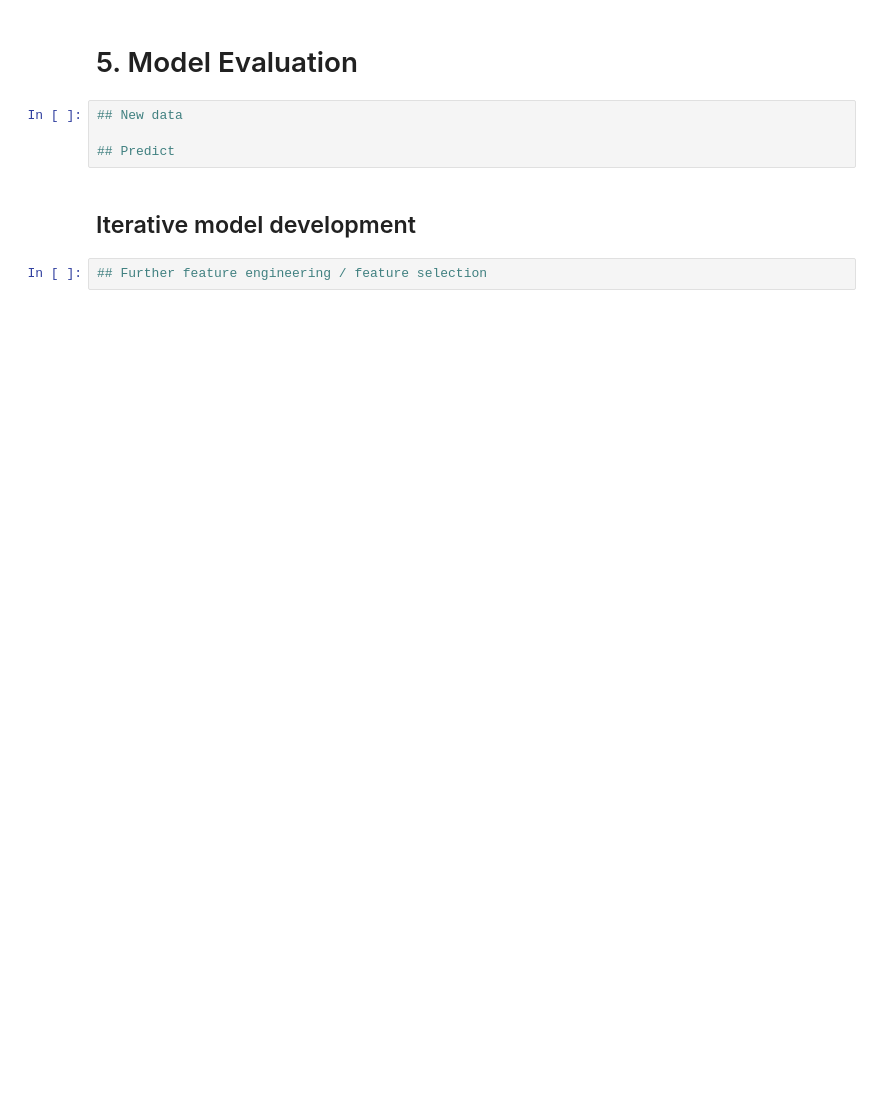
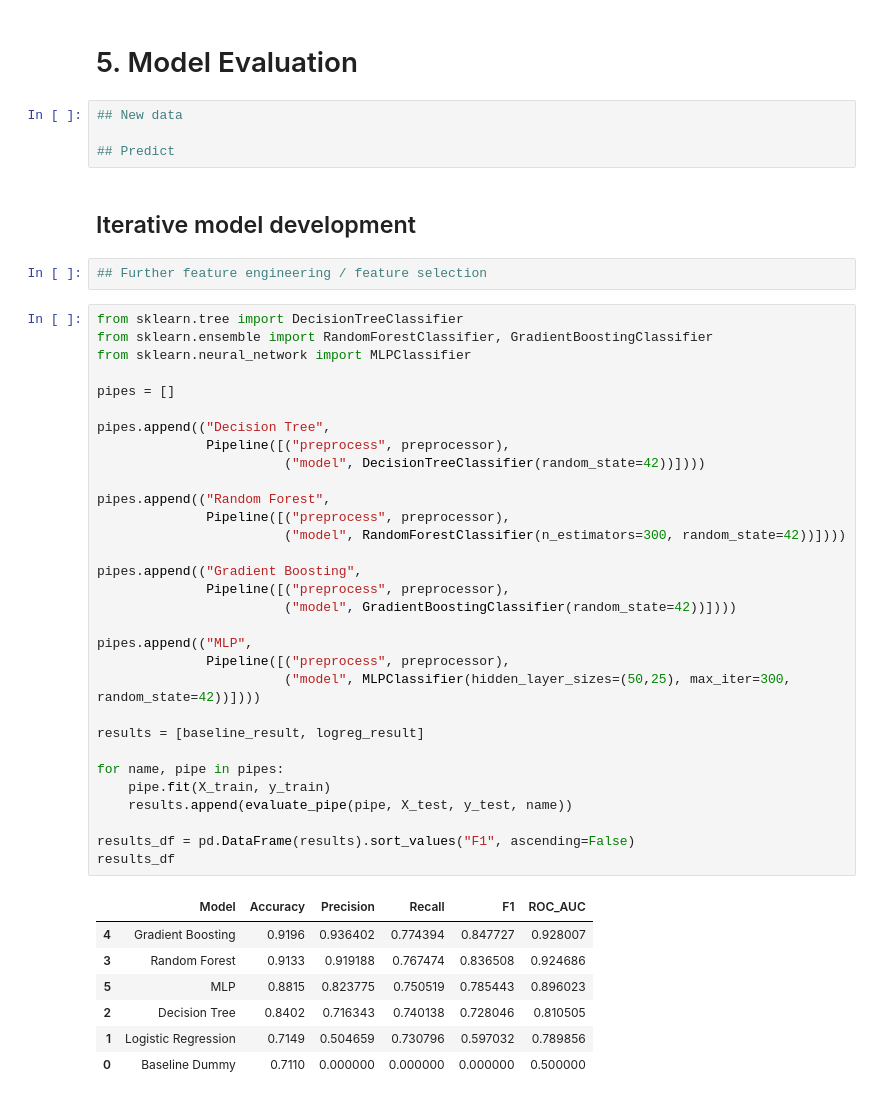
Before and after one commit to sweth-sudhi/MLDP_project_Swetha, a Jupyter notebook: mldp prjt code/MLDP Program Codes Submission Template (1).ipynb, the cells around one changed output. Drawn from its saved outputs; the diff is of its cells as text; blank space fills up the shorter version.

Commit message:
trained DT RF GB MLP and compared results

```diff
--- a/mldp prjt code/MLDP Program Codes Submission Template (1).ipynb
+++ b/mldp prjt code/MLDP Program Codes Submission Template (1).ipynb
@@ -397,3 +397,42 @@ data and serves as a strong baseline for further model improvement.
 ## Iterative model development
 # %%
 ## Further feature engineering / feature selection
+# %%
+from sklearn.tree import DecisionTreeClassifier
+from sklearn.ensemble import RandomForestClassifier, GradientBoostingClassifier
+from sklearn.neural_network import MLPClassifier
+
+pipes = []
+
+pipes.append(("Decision Tree",
+              Pipeline([("preprocess", preprocessor),
+                        ("model", DecisionTreeClassifier(random_state=42))])))
+
+pipes.append(("Random Forest",
+              Pipeline([("preprocess", preprocessor),
+                        ("model", RandomForestClassifier(n_estimators=300, random_state=42))])))
+
+pipes.append(("Gradient Boosting",
+              Pipeline([("preprocess", preprocessor),
+                        ("model", GradientBoostingClassifier(random_state=42))])))
+
+pipes.append(("MLP",
+              Pipeline([("preprocess", preprocessor),
+                        ("model", MLPClassifier(hidden_layer_sizes=(50,25), max_iter=300, random_state=42))])))
+
+results = [baseline_result, logreg_result]
+
+for name, pipe in pipes:
+    pipe.fit(X_train, y_train)
+    results.append(evaluate_pipe(pipe, X_test, y_test, name))
+
+results_df = pd.DataFrame(results).sort_values("F1", ascending=False)
+results_df
+# %% [output]
+|  | Model | Accuracy | Precision | Recall | F1 | ROC_AUC |
+| 4 | Gradient Boosting | 0.9196 | 0.936402 | 0.774394 | 0.847727 | 0.928007 |
+| 3 | Random Forest | 0.9133 | 0.919188 | 0.767474 | 0.836508 | 0.924686 |
+| 5 | MLP | 0.8815 | 0.823775 | 0.750519 | 0.785443 | 0.896023 |
+| 2 | Decision Tree | 0.8402 | 0.716343 | 0.740138 | 0.728046 | 0.810505 |
+| 1 | Logistic Regression | 0.7149 | 0.504659 | 0.730796 | 0.597032 | 0.789856 |
+| 0 | Baseline Dummy | 0.7110 | 0.000000 | 0.000000 | 0.000000 | 0.500000 |
```
Also changed, not shown: parts of 7 cells of this notebook.
